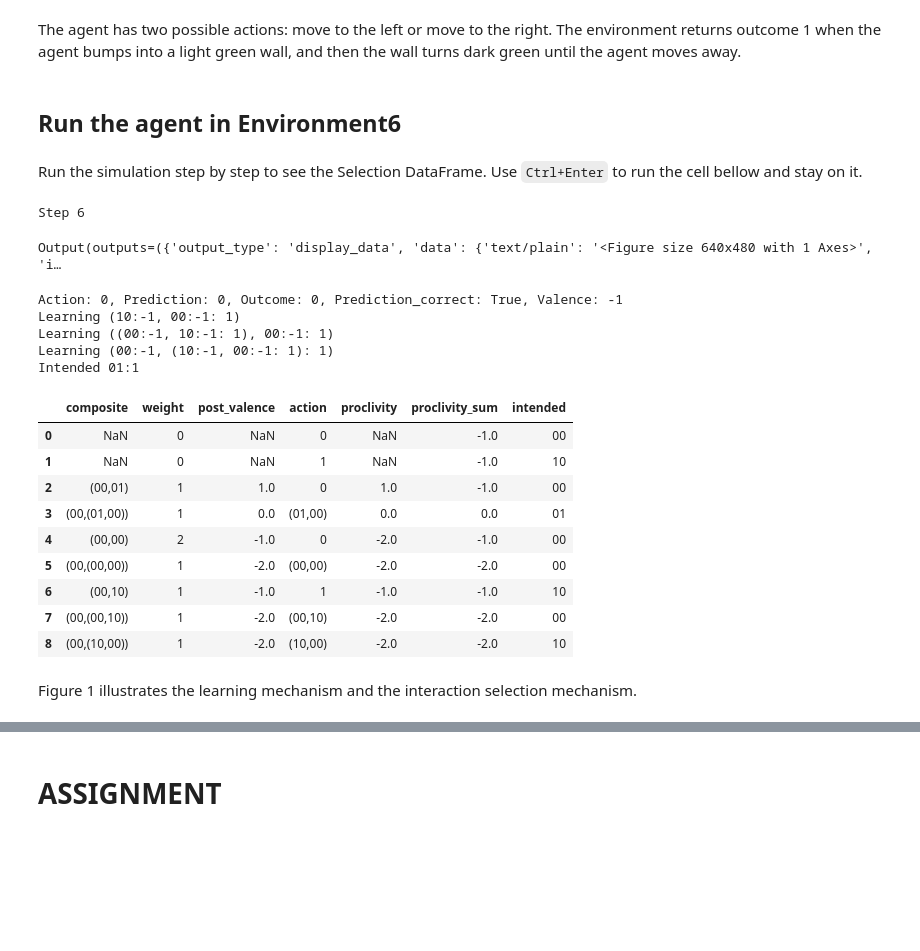
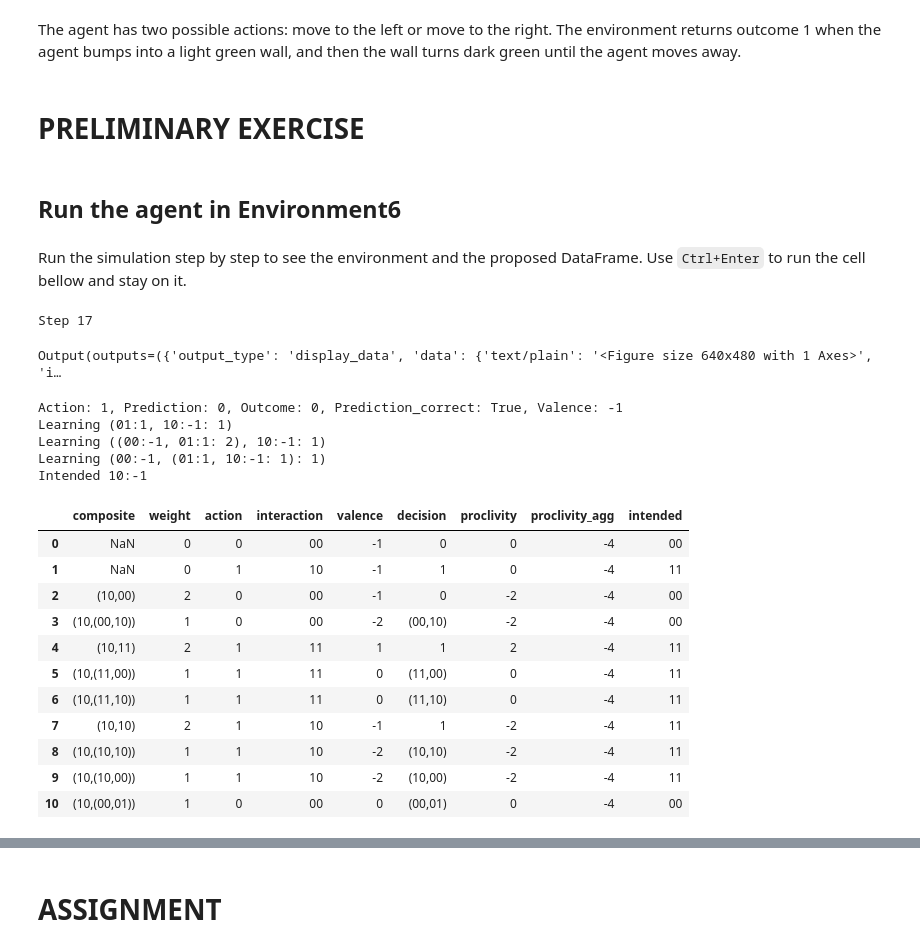
Before and after one commit to PetiteIA/schema_mechanism, a Jupyter notebook: notebooks/agent7.ipynb, the cells around one changed output, grey strips where cells are left out. Saved outputs shown, nothing was run; the diff lists cells and outputs as text; code cells hidden in the pictures; blank space fills up the shorter version.

```diff
--- a/notebooks/agent7.ipynb
+++ b/notebooks/agent7.ipynb
@@ -70,7 +78,11 @@ class CompositeInteraction:
     def get_action(self):
         """Return the action of the pre interaction"""
         return self.key()
-        return self.pre_interaction.get_action()
+        # return self.pre_interaction.get_action()
+
+    def get_primitive_action(self):
+        """Return the primite action"""
+        return self.pre_interaction.get_primitive_action()
 
     def get_valence(self):
         """Return the valence of the pre_interaction plus the valence of the post_interaction"""
@@ -88,6 +100,10 @@ class CompositeInteraction:
         """Return the key of the pre_interaction"""
         return self.pre_interaction.pre_key()
 
+    def get_primitive_series(self):
+        """"Return the list of primitive keys"""
+        return self.pre_interaction.get_primitive_series() + self.post_interaction.get_primitive_series()
+
     def __str__(self):
         """ Print the interaction in the Newick tree format (pre_interaction, post_interaction: valence) """
         return f"({self.pre_interaction}, {self.post_interaction}: {self.weight})"
@@ -219,37 +277,37 @@ class Environment6:
         self.grid = np.array([[1, 0, 0, 1]])
         self.position = 1
 
-    def outcome(self, action):
+    def outcome(self, _action):
         """Take the action and generate the next outcome """
-        if action == 0:
+        if _action == 0:
             # Move left
             if self.position > 1:
                 # No bump
                 self.position -= 1
                 self.grid[0, 3] = 1
-                outcome = 0
+                _outcome = 0
             elif self.grid[0, 0] == 1:
                 # First bump
-                outcome = 1
+                _outcome = 1
                 self.grid[0, 0] = 2
             else:
                 # Subsequent bumps
-                outcome = 0
+                _outcome = 0
         else:
             # Move right
             if self.position < 2:
                 # No bump
                 self.position += 1
                 self.grid[0, 0] = 1
-                outcome = 0
+                _outcome = 0
             elif self.grid[0, 3] == 1:
                 # First bump
-                outcome = 1
+                _outcome = 1
                 self.grid[0, 3] = 2
             else:
                 # Subsequent bumps
-                outcome = 0
-        return outcome
+                _outcome = 0
+        return _outcome
 
     def display(self):
         """Display the grid"""
@@ -263,6 +321,8 @@ class Environment6:
             ax.imshow(self.grid, cmap='Greens', vmin=0, vmax=2)
             plt.scatter(self.position, 0, s=1000)
             plt.show()
+# %% [markdown]
+# PRELIMINARY EXERCISE
 # %% [markdown]
 ## Run the agent in Environment6
 # %%
@@ -283,32 +343,32 @@ out = Output()
 step = 0
 outcome = 0
 # %% [markdown]
-Run the simulation step by step to see the Selection DataFrame. Use `Ctrl+Enter` to run the cell bellow and stay on it.
+Run the simulation step by step to see the environment and the proposed DataFrame. Use `Ctrl+Enter` to run the cell bellow and stay on it.
 # %%
 print(f"Step {step}")
 step += 1
 e.display()
 display(out)
 action = a.action(outcome)
 outcome = e.outcome(action)
-a.selection_df[['composite', 'weight', 'post_valence', 'action', 'proclivity', 'proclivity_sum', 'intended']]
+a.proposed_df
 # %% [output]
-Step 6
+Step 17
 Output(outputs=({'output_type': 'display_data', 'data': {'text/plain': '<Figure size 640x480 with 1 Axes>', 'i…
-Action: 0, Prediction: 0, Outcome: 0, Prediction_correct: True, Valence: -1
-Learning (10:-1, 00:-1: 1)
-Learning ((00:-1, 10:-1: 1), 00:-1: 1)
-Learning (00:-1, (10:-1, 00:-1: 1): 1)
-Intended 01:1
+Action: 1, Prediction: 0, Outcome: 0, Prediction_correct: True, Valence: -1
+Learning (01:1, 10:-1: 1)
+Learning ((00:-1, 01:1: 2), 10:-1: 1)
+Learning (00:-1, (01:1, 10:-1: 1): 1)
+Intended 10:-1
-|  | composite | weight | post_valence | action | proclivity | proclivity_sum | intended |
-| 0 | NaN | 0 | NaN | 0 | NaN | -1.0 | 00 |
-| 1 | NaN | 0 | NaN | 1 | NaN | -1.0 | 10 |
-| 2 | (00,01) | 1 | 1.0 | 0 | 1.0 | -1.0 | 00 |
-| 3 | (00,(01,00)) | 1 | 0.0 | (01,00) | 0.0 | 0.0 | 01 |
-| 4 | (00,00) | 2 | -1.0 | 0 | -2.0 | -1.0 | 00 |
-| 5 | (00,(00,00)) | 1 | -2.0 | (00,00) | -2.0 | -2.0 | 00 |
-| 6 | (00,10) | 1 | -1.0 | 1 | -1.0 | -1.0 | 10 |
-| 7 | (00,(00,10)) | 1 | -2.0 | (00,10) | -2.0 | -2.0 | 00 |
-| 8 | (00,(10,00)) | 1 | -2.0 | (10,00) | -2.0 | -2.0 | 10 |
+|  | composite | weight | action | interaction | valence | decision | proclivity | proclivity_agg | intended |
+| 0 | NaN | 0 | 0 | 00 | -1 | 0 | 0 | -4 | 00 |
+| 1 | NaN | 0 | 1 | 10 | -1 | 1 | 0 | -4 | 11 |
+| 2 | (10,00) | 2 | 0 | 00 | -1 | 0 | -2 | -4 | 00 |
+| 3 | (10,(00,10)) | 1 | 0 | 00 | -2 | (00,10) | -2 | -4 | 00 |
+| 4 | (10,11) | 2 | 1 | 11 | 1 | 1 | 2 | -4 | 11 |
+| 5 | (10,(11,00)) | 1 | 1 | 11 | 0 | (11,00) | 0 | -4 | 11 |
+| 6 | (10,(11,10)) | 1 | 1 | 11 | 0 | (11,10) | 0 | -4 | 11 |
+| 7 | (10,10) | 2 | 1 | 10 | -1 | 1 | -2 | -4 | 11 |
+| 8 | (10,(10,10)) | 1 | 1 | 10 | -2 | (10,10) | -2 | -4 | 11 |
+| 9 | (10,(10,00)) | 1 | 1 | 10 | -2 | (10,00) | -2 | -4 | 11 |
+| 10 | (10,(00,01)) | 1 | 0 | 00 | 0 | (00,01) | 0 | -4 | 00 |
-# %% [markdown]
-Figure 1 illustrates the learning mechanism and the interaction selection mechanism.
```
Also changed, not shown: parts of 27 cells of this notebook, 4 other files.
